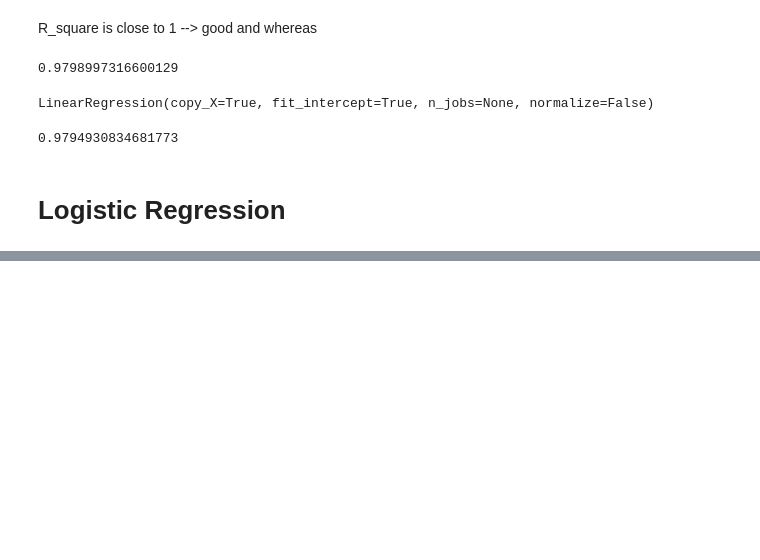
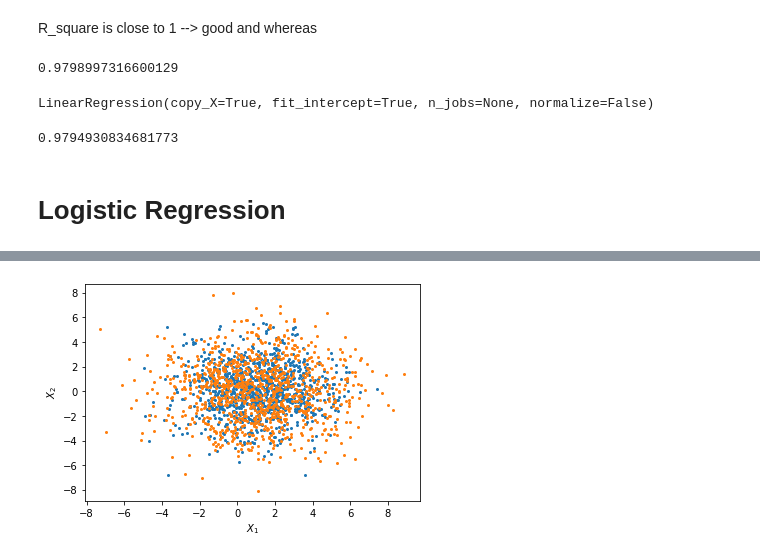
Before and after one commit to ptpuyen1511/using_python_for_research, a Jupyter notebook: test_week05.ipynb, the cells around one changed output, grey strips where cells are left out. Saved outputs shown, nothing was run; the diff lists cells and outputs as text; code cells hidden in the pictures; blank space fills up the shorter version.

```diff
--- a/test_week05.ipynb
+++ b/test_week05.ipynb
@@ -195,0 +221,5 @@ lm.score(X_test, y_test) # Evaluate
+# %%
+(x1, y1, x2, y2) = gen_data(1000, 1, 2, 2.5)
+plot_data(x1, y1, x2, y2)
+# %% [output]
+[figure, added]
```
Also changed, not shown: parts of 22 cells of this notebook.
